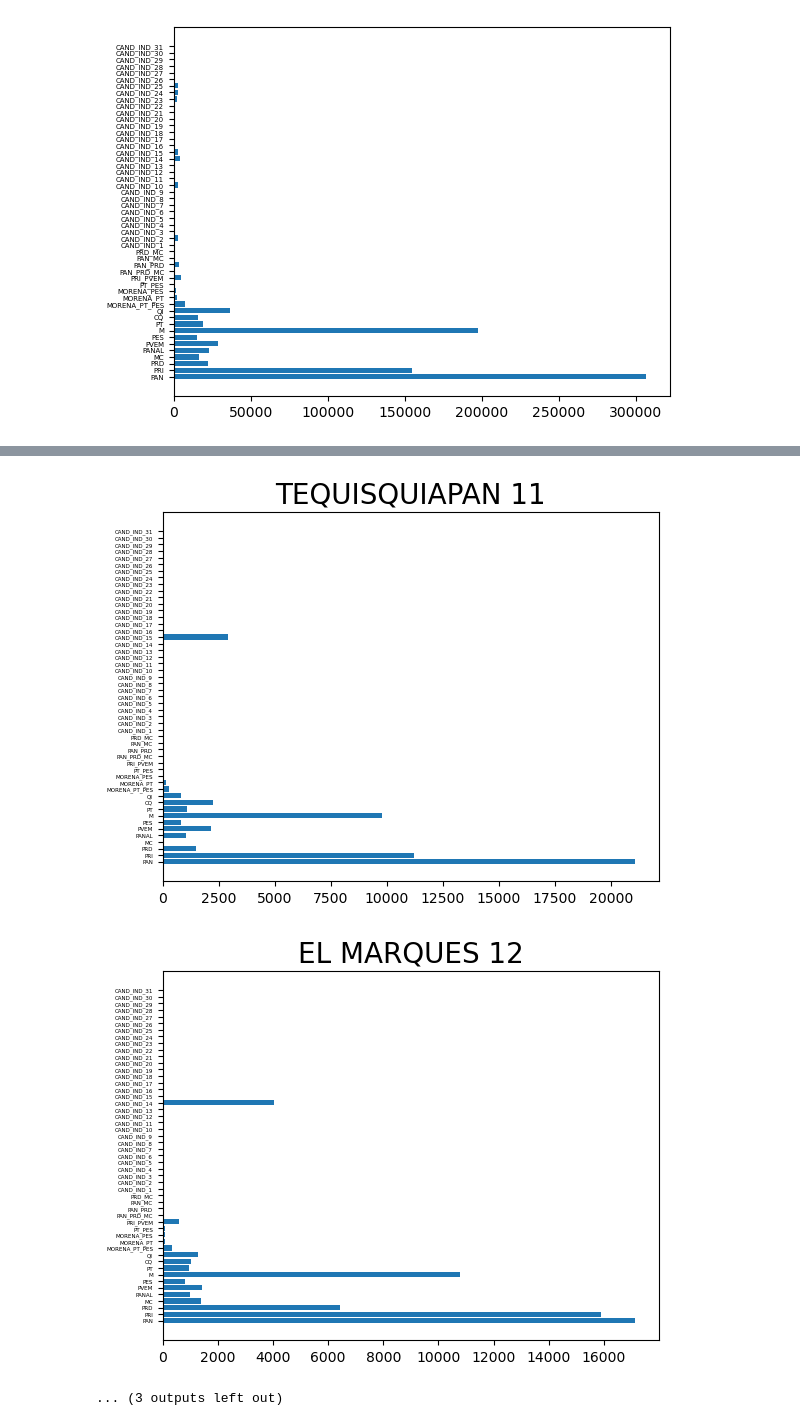
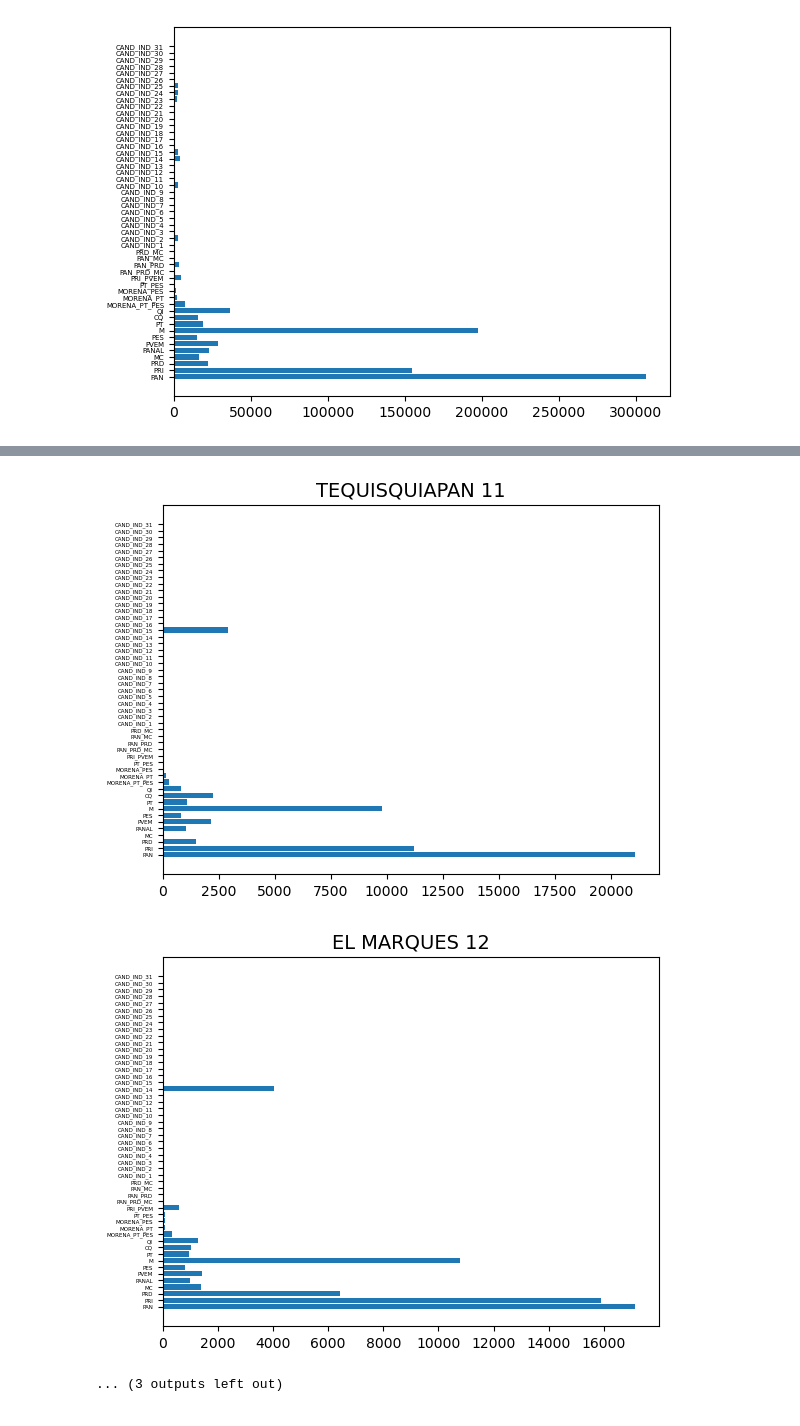
Before and after one commit to Sarahi-Briones/ProyectoMineria, a Jupyter notebook: analisis.ipynb, the cells around one changed output, grey strips where cells are left out. Cells and saved outputs as stored; diff of their text form; code cells hidden in the pictures.

```diff
--- a/analisis.ipynb
+++ b/analisis.ipynb
@@ -458,6 +458,6 @@ for d in nombres_distritos:
     plt.rc('xtick', labelsize=10)
     fig,ax = plt.subplots()
     ax.barh(nombres_part,totales)
-    plt.title(d)
+    plt.title(d, fontsize=14)
     plt.show()
 # %% [output]
@@ -474,3 +474,3 @@ for d in nombres_distritos:
-[figure, old version]
+[figure, new version]
-[figure, old version]
+[figure, new version]
 ... (3 outputs left out)
```
Also changed, not shown: parts of 1 cell of this notebook.
